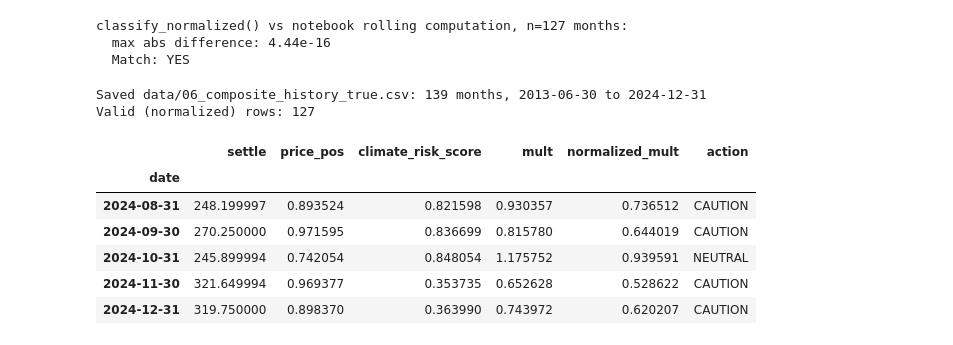
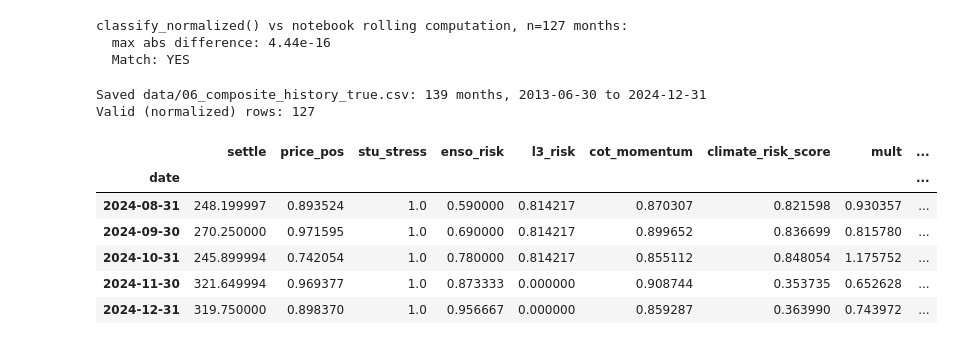
Before and after one commit to abhirajp97/greensignal, a Jupyter notebook: notebooks/coffee_backtests/06_composite_backtest.ipynb, the cells around one changed output. Cells and saved outputs as stored; diff of their text form; code cells hidden in the pictures.

```diff
--- a/notebooks/coffee_backtests/06_composite_backtest.ipynb
+++ b/notebooks/coffee_backtests/06_composite_backtest.ipynb
@@ -946,23 +946,24 @@ classify_normalized() vs notebook rolling computation, n=127 months:
   max abs difference: 4.44e-16
   Match: YES
 # %%
-out_hist = core_hist[['settle', 'price_pos', 'climate_risk_score', 'mult',
+out_hist = core_hist[['settle', 'price_pos', 'stu_stress', 'enso_risk', 'l3_risk',
+                       'cot_momentum', 'climate_risk_score', 'mult',
                        'normalized_mult_prod', 'action_prod']].copy()
 out_hist = out_hist.rename(
     columns={'normalized_mult_prod': 'normalized_mult', 'action_prod': 'action'}
 )
 out_hist.to_csv('data/06_composite_history_true.csv')
 print(f'Saved data/06_composite_history_true.csv: {len(out_hist)} months, '
       f'{out_hist.index.min().date()} to {out_hist.index.max().date()}')
 print(f'Valid (normalized) rows: {out_hist["normalized_mult"].notna().sum()}')
 out_hist.tail()
 # %% [output]
 Saved data/06_composite_history_true.csv: 139 months, 2013-06-30 to 2024-12-31
 Valid (normalized) rows: 127
-|  | settle | price_pos | climate_risk_score | mult | normalized_mult | action |
-| date |  |  |  |  |  |  |
-| 2024-08-31 | 248.199997 | 0.893524 | 0.821598 | 0.930357 | 0.736512 | CAUTION |
-| 2024-09-30 | 270.250000 | 0.971595 | 0.836699 | 0.815780 | 0.644019 | CAUTION |
-| 2024-10-31 | 245.899994 | 0.742054 | 0.848054 | 1.175752 | 0.939591 | NEUTRAL |
-| 2024-11-30 | 321.649994 | 0.969377 | 0.353735 | 0.652628 | 0.528622 | CAUTION |
-| 2024-12-31 | 319.750000 | 0.898370 | 0.363990 | 0.743972 | 0.620207 | CAUTION |
+|  | settle | price_pos | stu_stress | enso_risk | l3_risk | cot_momentum | climate_risk_score | mult | ... |
+| date |  |  |  |  |  |  |  |  | ... |
+| 2024-08-31 | 248.199997 | 0.893524 | 1.0 | 0.590000 | 0.814217 | 0.870307 | 0.821598 | 0.930357 | ... |
+| 2024-09-30 | 270.250000 | 0.971595 | 1.0 | 0.690000 | 0.814217 | 0.899652 | 0.836699 | 0.815780 | ... |
+| 2024-10-31 | 245.899994 | 0.742054 | 1.0 | 0.780000 | 0.814217 | 0.855112 | 0.848054 | 1.175752 | ... |
+| 2024-11-30 | 321.649994 | 0.969377 | 1.0 | 0.873333 | 0.000000 | 0.908744 | 0.353735 | 0.652628 | ... |
+| 2024-12-31 | 319.750000 | 0.898370 | 1.0 | 0.956667 | 0.000000 | 0.859287 | 0.363990 | 0.743972 | ... |
```
Also changed, not shown: 5 other files.
